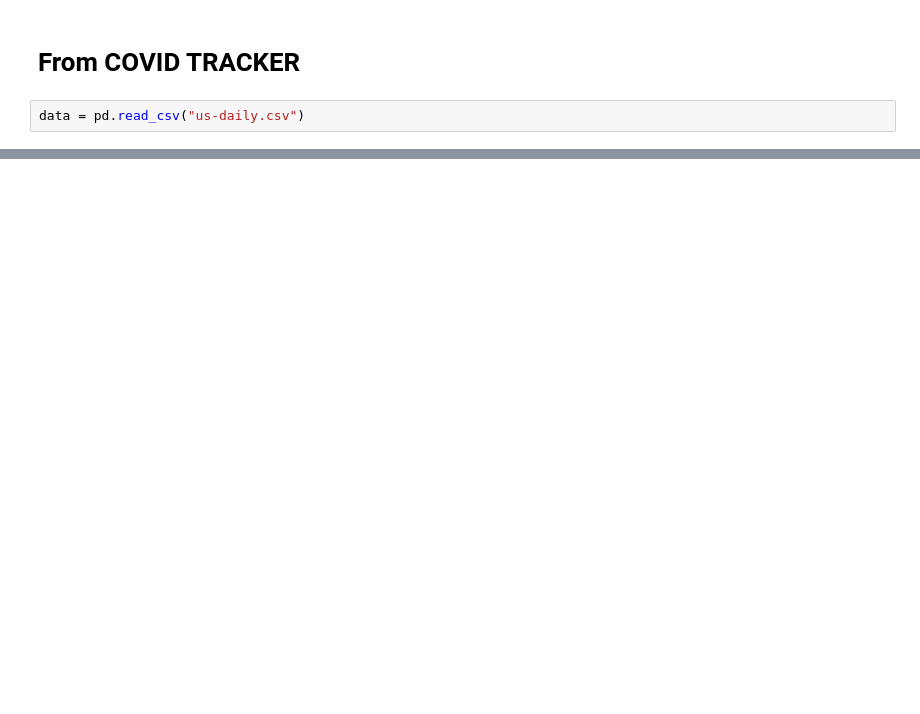
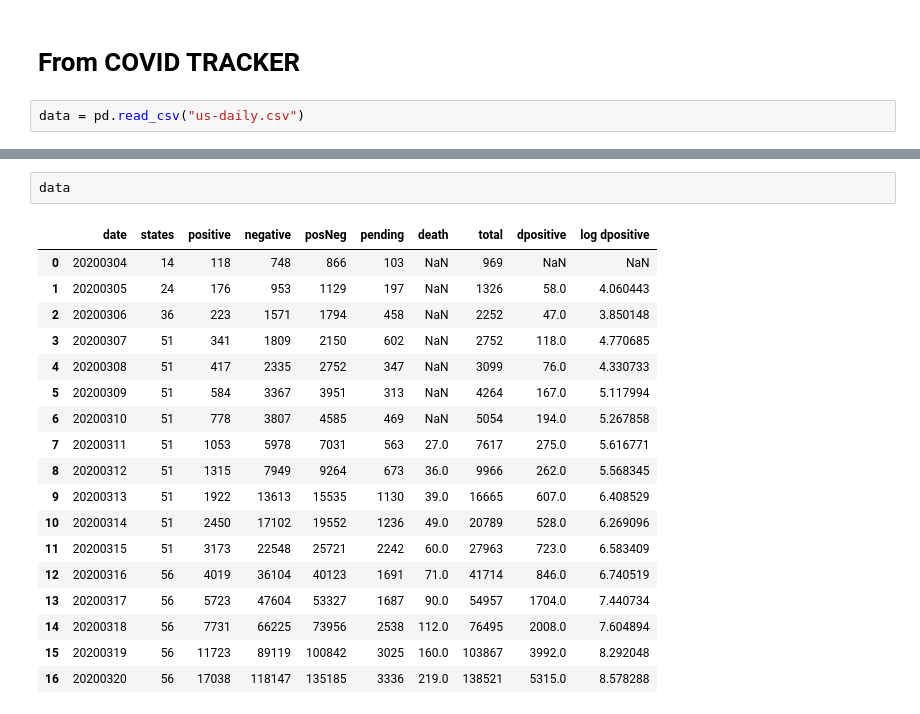
Before and after one commit to davidwych/corona, a Jupyter notebook: CoronaModeling.ipynb, the cells around one changed output, grey strips where cells are left out. Drawn from its saved outputs; the diff is of its cells as text; blank space fills up the shorter version.

```diff
--- a/CoronaModeling.ipynb
+++ b/CoronaModeling.ipynb
@@ -188,3 +192,24 @@ plt.plot(data.index, data["log dpositive"], c="None", mfc="k", marker="x")
+# %%
+data
+# %% [output]
+|  | date | states | positive | negative | posNeg | pending | death | total | dpositive | log dpositive |
+| 0 | 20200304 | 14 | 118 | 748 | 866 | 103 | NaN | 969 | NaN | NaN |
+| 1 | 20200305 | 24 | 176 | 953 | 1129 | 197 | NaN | 1326 | 58.0 | 4.060443 |
+| 2 | 20200306 | 36 | 223 | 1571 | 1794 | 458 | NaN | 2252 | 47.0 | 3.850148 |
+| 3 | 20200307 | 51 | 341 | 1809 | 2150 | 602 | NaN | 2752 | 118.0 | 4.770685 |
+| 4 | 20200308 | 51 | 417 | 2335 | 2752 | 347 | NaN | 3099 | 76.0 | 4.330733 |
+| 5 | 20200309 | 51 | 584 | 3367 | 3951 | 313 | NaN | 4264 | 167.0 | 5.117994 |
+| 6 | 20200310 | 51 | 778 | 3807 | 4585 | 469 | NaN | 5054 | 194.0 | 5.267858 |
+| 7 | 20200311 | 51 | 1053 | 5978 | 7031 | 563 | 27.0 | 7617 | 275.0 | 5.616771 |
+| 8 | 20200312 | 51 | 1315 | 7949 | 9264 | 673 | 36.0 | 9966 | 262.0 | 5.568345 |
+| 9 | 20200313 | 51 | 1922 | 13613 | 15535 | 1130 | 39.0 | 16665 | 607.0 | 6.408529 |
+| 10 | 20200314 | 51 | 2450 | 17102 | 19552 | 1236 | 49.0 | 20789 | 528.0 | 6.269096 |
+| 11 | 20200315 | 51 | 3173 | 22548 | 25721 | 2242 | 60.0 | 27963 | 723.0 | 6.583409 |
+| 12 | 20200316 | 56 | 4019 | 36104 | 40123 | 1691 | 71.0 | 41714 | 846.0 | 6.740519 |
+| 13 | 20200317 | 56 | 5723 | 47604 | 53327 | 1687 | 90.0 | 54957 | 1704.0 | 7.440734 |
+| 14 | 20200318 | 56 | 7731 | 66225 | 73956 | 2538 | 112.0 | 76495 | 2008.0 | 7.604894 |
+| 15 | 20200319 | 56 | 11723 | 89119 | 100842 | 3025 | 160.0 | 103867 | 3992.0 | 8.292048 |
+| 16 | 20200320 | 56 | 17038 | 118147 | 135185 | 3336 | 219.0 | 138521 | 5315.0 | 8.578288 |
 # %%
 with pm.Model() as model:
     a = pm.Normal('a', mu=0, sigma=1.0)
```
Also changed, not shown: parts of 15 cells of this notebook, 2 other files.
